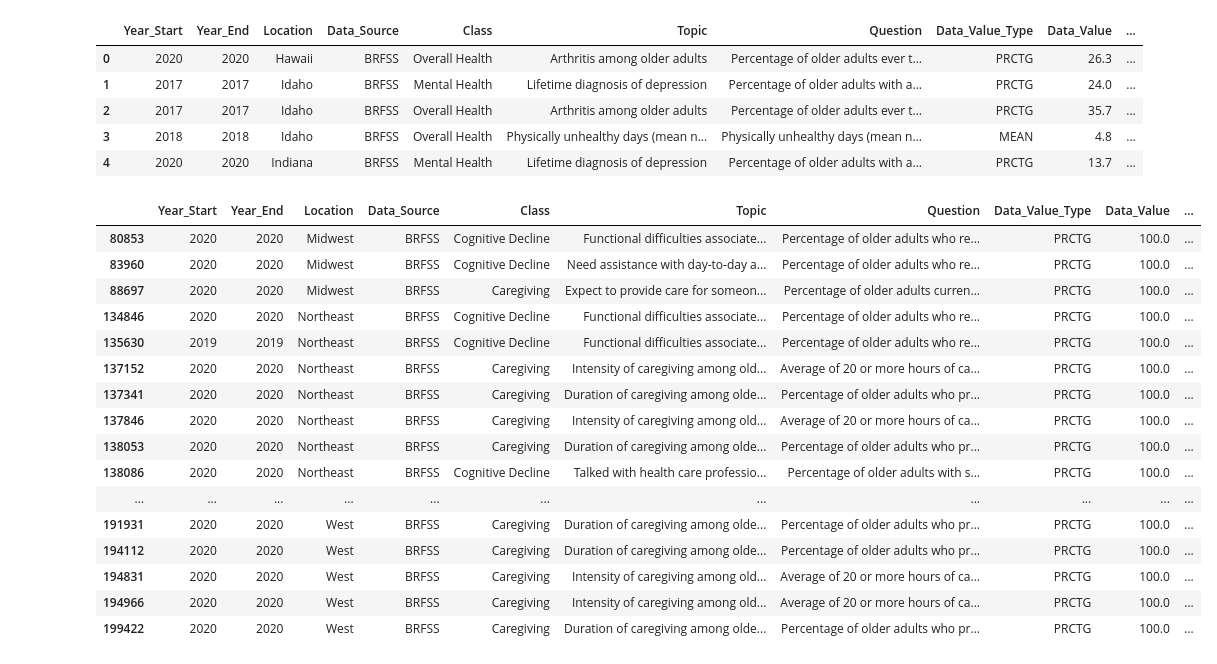
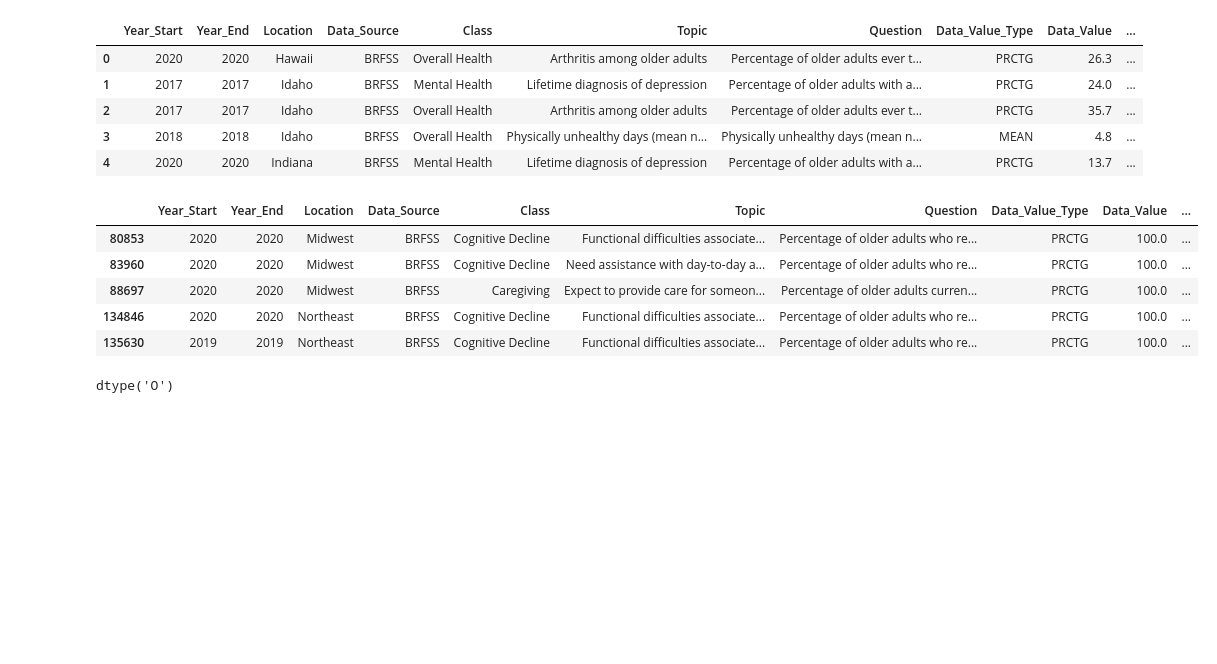
Before and after one commit to saira2911/promoG-modulo4-sprint2-pairprogramming-BEATRIZ_NEREA_SAIRA, a Jupyter notebook: Limpieza copy.ipynb, the cells around one changed output. Cells and saved outputs as stored; diff of their text form; code cells hidden in the pictures; blank space fills up the shorter version.

```diff
--- a/Limpieza copy.ipynb
+++ b/Limpieza copy.ipynb
@@ -254,22 +254,11 @@ df.head()
 | 3 | 2018 | 2018 | Idaho | BRFSS | Overall Health | Physically unhealthy days (mean n... | Physically unhealthy days (mean n... | MEAN | 4.8 | ... |
 | 4 | 2020 | 2020 | Indiana | BRFSS | Mental Health | Lifetime diagnosis of depression | Percentage of older adults with a... | PRCTG | 13.7 | ... |
 # %%
-df[df["Data_Value"] == 100]
+df[df["Data_Value"] == 100].head()
 # %% [output]
 |  | Year_Start | Year_End | Location | Data_Source | Class | Topic | Question | Data_Value_Type | Data_Value | ... |
 | 80853 | 2020 | 2020 | Midwest | BRFSS | Cognitive Decline | Functional difficulties associate... | Percentage of older adults who re... | PRCTG | 100.0 | ... |
 | 83960 | 2020 | 2020 | Midwest | BRFSS | Cognitive Decline | Need assistance with day-to-day a... | Percentage of older adults who re... | PRCTG | 100.0 | ... |
 | 88697 | 2020 | 2020 | Midwest | BRFSS | Caregiving | Expect to provide care for someon... | Percentage of older adults curren... | PRCTG | 100.0 | ... |
 | 134846 | 2020 | 2020 | Northeast | BRFSS | Cognitive Decline | Functional difficulties associate... | Percentage of older adults who re... | PRCTG | 100.0 | ... |
 | 135630 | 2019 | 2019 | Northeast | BRFSS | Cognitive Decline | Functional difficulties associate... | Percentage of older adults who re... | PRCTG | 100.0 | ... |
-| 137152 | 2020 | 2020 | Northeast | BRFSS | Caregiving | Intensity of caregiving among old... | Average of 20 or more hours of ca... | PRCTG | 100.0 | ... |
-| 137341 | 2020 | 2020 | Northeast | BRFSS | Caregiving | Duration of caregiving among olde... | Percentage of older adults who pr... | PRCTG | 100.0 | ... |
-| 137846 | 2020 | 2020 | Northeast | BRFSS | Caregiving | Intensity of caregiving among old... | Average of 20 or more hours of ca... | PRCTG | 100.0 | ... |
-| 138053 | 2020 | 2020 | Northeast | BRFSS | Caregiving | Duration of caregiving among olde... | Percentage of older adults who pr... | PRCTG | 100.0 | ... |
-| 138086 | 2020 | 2020 | Northeast | BRFSS | Cognitive Decline | Talked with health care professio... | Percentage of older adults with s... | PRCTG | 100.0 | ... |
-| ... | ... | ... | ... | ... | ... | ... | ... | ... | ... | ... |
-| 191931 | 2020 | 2020 | West | BRFSS | Caregiving | Duration of caregiving among olde... | Percentage of older adults who pr... | PRCTG | 100.0 | ... |
-| 194112 | 2020 | 2020 | West | BRFSS | Caregiving | Duration of caregiving among olde... | Percentage of older adults who pr... | PRCTG | 100.0 | ... |
-| 194831 | 2020 | 2020 | West | BRFSS | Caregiving | Intensity of caregiving among old... | Average of 20 or more hours of ca... | PRCTG | 100.0 | ... |
-| 194966 | 2020 | 2020 | West | BRFSS | Caregiving | Intensity of caregiving among old... | Average of 20 or more hours of ca... | PRCTG | 100.0 | ... |
-| 199422 | 2020 | 2020 | West | BRFSS | Caregiving | Duration of caregiving among olde... | Percentage of older adults who pr... | PRCTG | 100.0 | ... |
@@ -288,0 +265,4 @@ replace_dot("High_Confidence_Limit")
+# %%
+df["Low_Confidence_Limit"].dtypes
+# %% [output]
+dtype('O')
```
Also changed, not shown: parts of 5 cells of this notebook, 1 other file.
